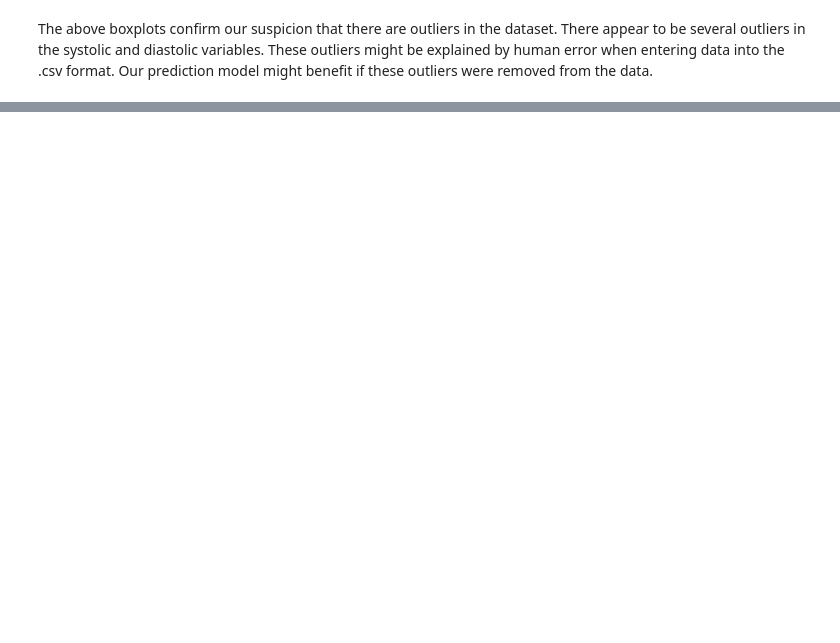
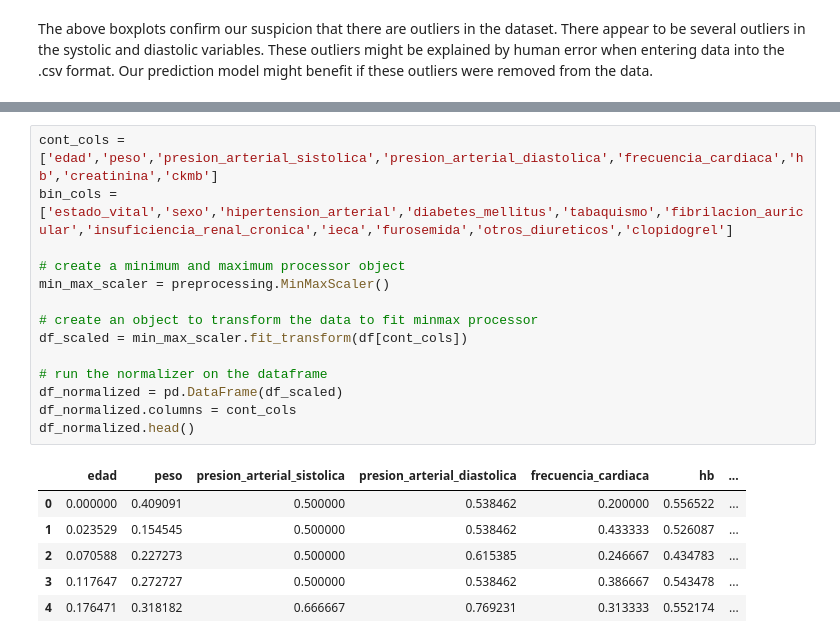
Before and after one commit to deborahfam/RECUIMA_UH_ML, a Jupyter notebook: pipeline_01.ipynb, the cells around one changed output, grey strips where cells are left out. Drawn from its saved outputs; the diff is of its cells as text; blank space fills up the shorter version.

```diff
--- a/pipeline_01.ipynb
+++ b/pipeline_01.ipynb
@@ -111,0 +109,21 @@ NameError: name 'cleaned_df' is not defined
+# %%
+cont_cols = ['edad','peso','presion_arterial_sistolica','presion_arterial_diastolica','frecuencia_cardiaca','hb','creatinina','ckmb']
+bin_cols = ['estado_vital','sexo','hipertension_arterial','diabetes_mellitus','tabaquismo','fibrilacion_auricular','insuficiencia_renal_cronica','ieca','furosemida','otros_diureticos','clopidogrel']
+
+# create a minimum and maximum processor object
+min_max_scaler = preprocessing.MinMaxScaler()
+
+# create an object to transform the data to fit minmax processor
+df_scaled = min_max_scaler.fit_transform(df[cont_cols])
+
+# run the normalizer on the dataframe
+df_normalized = pd.DataFrame(df_scaled)
+df_normalized.columns = cont_cols
+df_normalized.head()
+# %% [output]
+|  | edad | peso | presion_arterial_sistolica | presion_arterial_diastolica | frecuencia_cardiaca | hb | ... |
+| 0 | 0.000000 | 0.409091 | 0.500000 | 0.538462 | 0.200000 | 0.556522 | ... |
+| 1 | 0.023529 | 0.154545 | 0.500000 | 0.538462 | 0.433333 | 0.526087 | ... |
+| 2 | 0.070588 | 0.227273 | 0.500000 | 0.615385 | 0.246667 | 0.434783 | ... |
+| 3 | 0.117647 | 0.272727 | 0.500000 | 0.538462 | 0.386667 | 0.543478 | ... |
+| 4 | 0.176471 | 0.318182 | 0.666667 | 0.769231 | 0.313333 | 0.552174 | ... |
```
Also changed, not shown: parts of 30 cells of this notebook.
